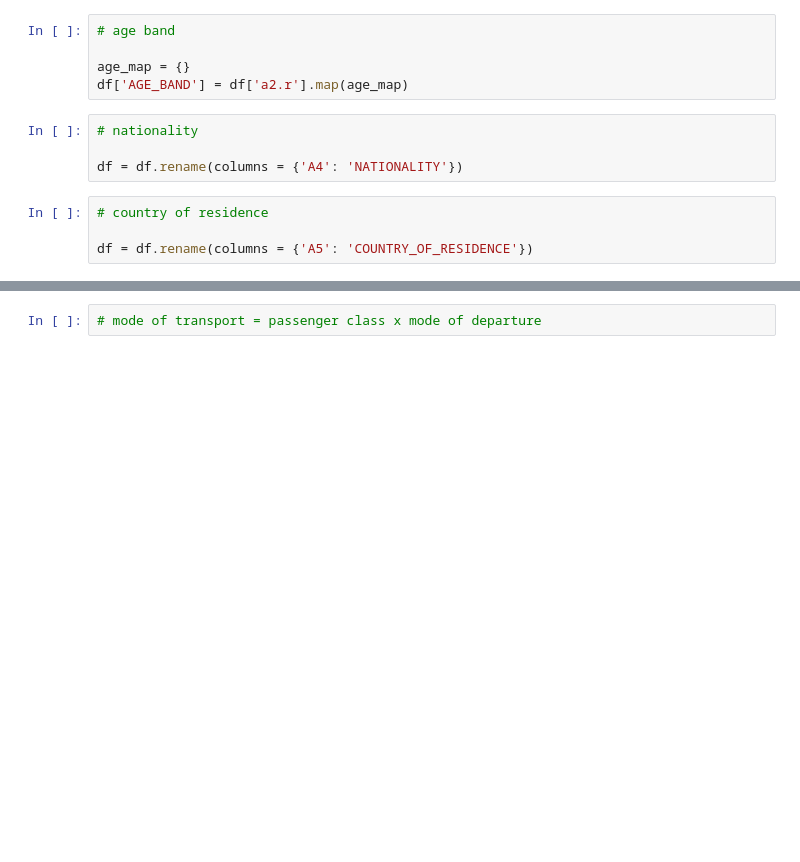
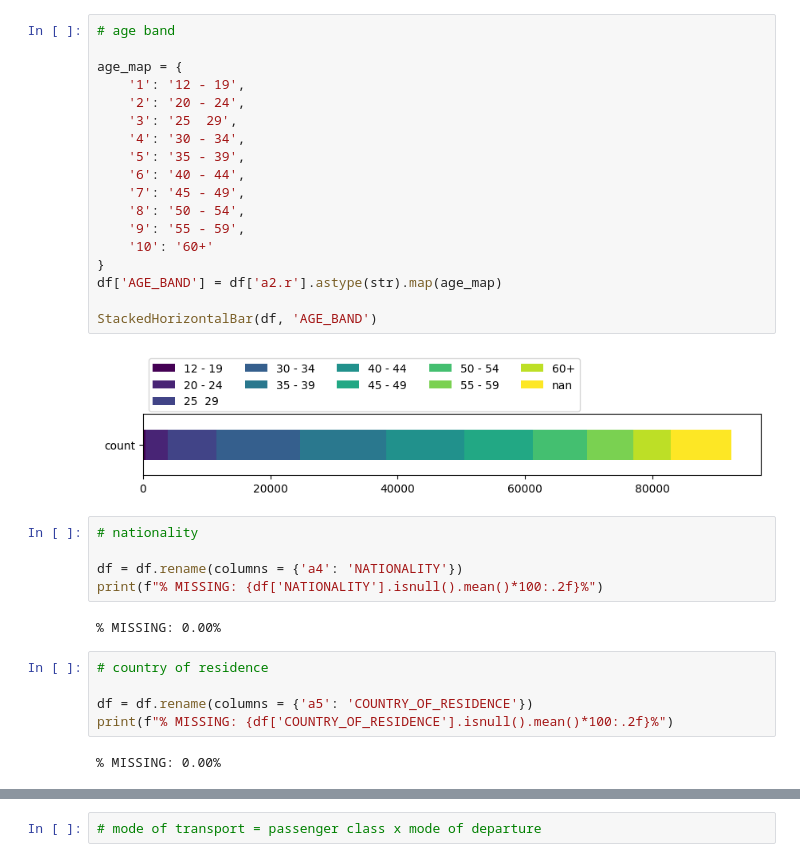
Before and after one commit to arushisinha98/data-explorer, a Jupyter notebook: notebooks/CleanOVS.ipynb, the cells around one changed output, grey strips where cells are left out. Saved outputs shown, nothing was run; the diff lists cells and outputs as text; blank space fills up the shorter version.

```diff
--- a/notebooks/CleanOVS.ipynb
+++ b/notebooks/CleanOVS.ipynb
@@ -33,16 +122,37 @@ df = df.rename(columns = {'A1': 'PASSENGER_TYPE'})
 # %%
 # age band
 
-age_map = {}
-df['AGE_BAND'] = df['a2.r'].map(age_map)
+age_map = {
+    '1': '12 - 19',
+    '2': '20 - 24',
+    '3': '25  29',
+    '4': '30 - 34',
+    '5': '35 - 39',
+    '6': '40 - 44',
+    '7': '45 - 49',
+    '8': '50 - 54',
+    '9': '55 - 59',
+    '10': '60+'
+}
+df['AGE_BAND'] = df['a2.r'].astype(str).map(age_map)
+
+StackedHorizontalBar(df, 'AGE_BAND')
+# %% [output]
+[figure, added]
 # %%
 # nationality
 
-df = df.rename(columns = {'A4': 'NATIONALITY'})
+df = df.rename(columns = {'a4': 'NATIONALITY'})
+print(f"% MISSING: {df['NATIONALITY'].isnull().mean()*100:.2f}%")
+# %% [output]
+% MISSING: 0.00%
 # %%
 # country of residence
 
-df = df.rename(columns = {'A5': 'COUNTRY_OF_RESIDENCE'})
+df = df.rename(columns = {'a5': 'COUNTRY_OF_RESIDENCE'})
+print(f"% MISSING: {df['COUNTRY_OF_RESIDENCE'].isnull().mean()*100:.2f}%")
+# %% [output]
+% MISSING: 0.00%
 # %%
 # time since last visit
 
```
Also changed, not shown: parts of 16 cells of this notebook.
